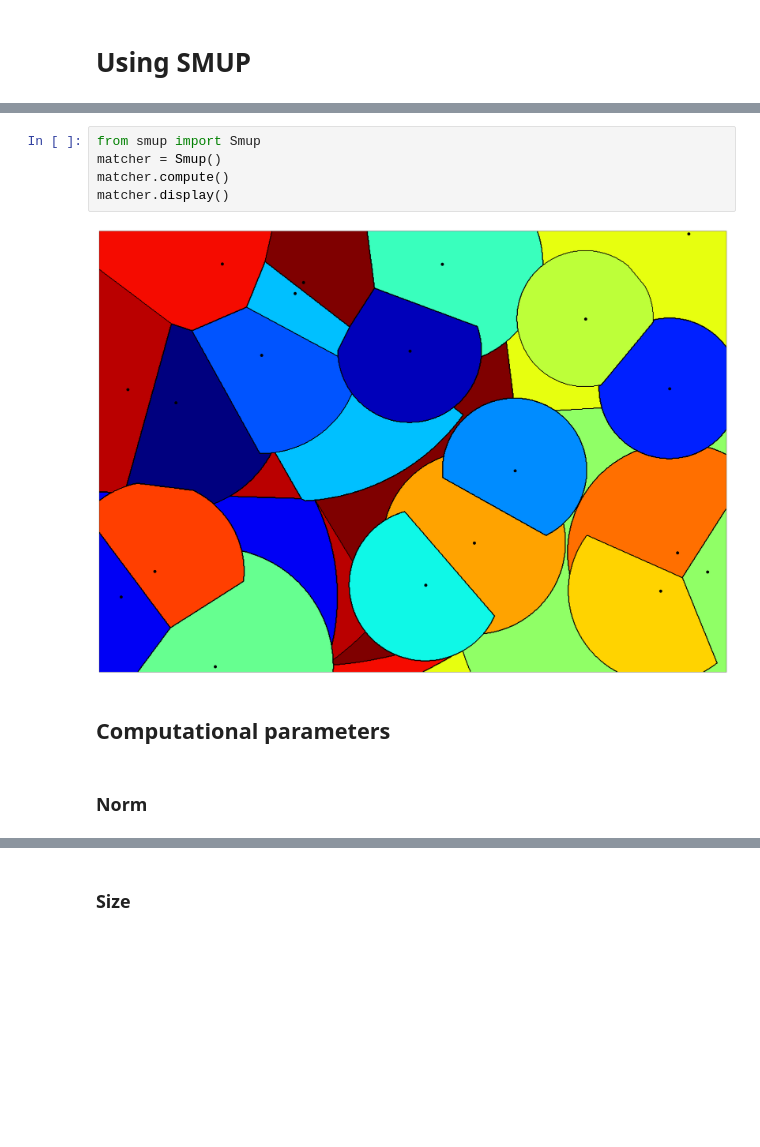
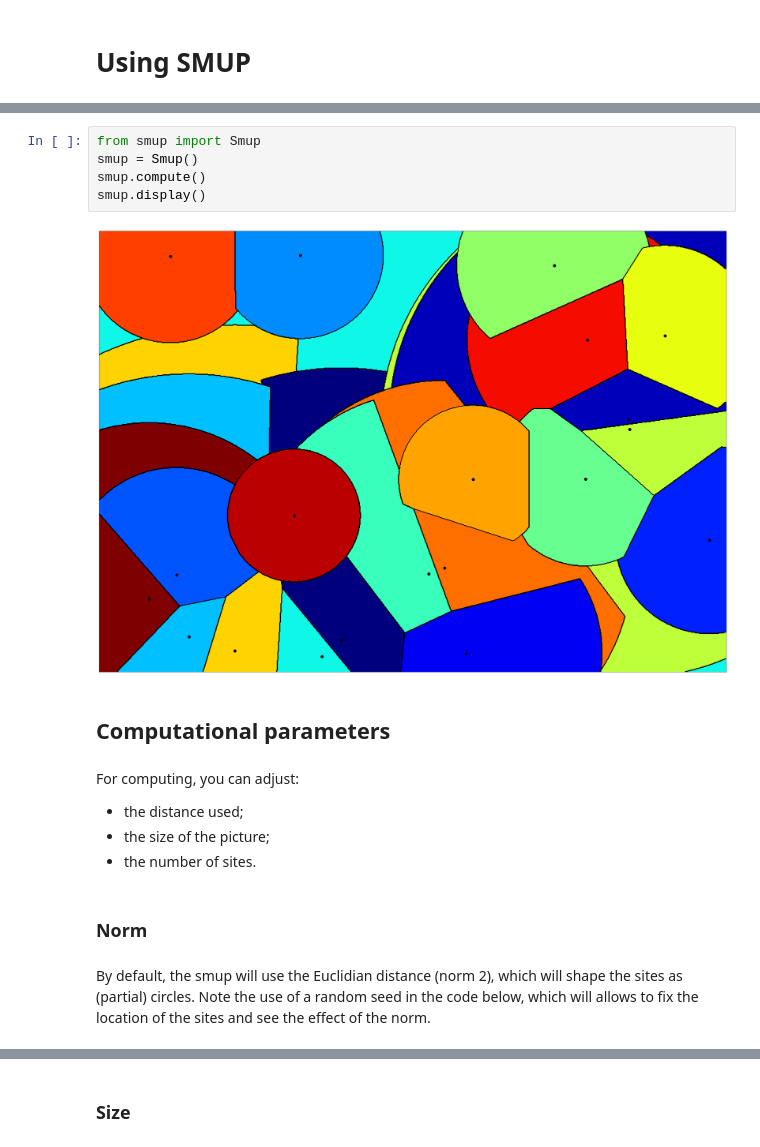
Before and after one commit to balouf/smup, a Jupyter notebook: docs/use.ipynb, the cells around one changed output, grey strips where cells are left out. Saved outputs shown, nothing was run; the diff lists cells and outputs as text; blank space fills up the shorter version.

```diff
--- a/docs/use.ipynb
+++ b/docs/use.ipynb
@@ -3,12 +9,19 @@
 # %%
 from smup import Smup
-matcher = Smup()
-matcher.compute()
-matcher.display()
+smup = Smup()
+smup.compute()
+smup.display()
 # %% [output]
-[figure, old version]
+[figure, new version]
 # %% [markdown]
 ## Computational parameters
+# %% [markdown]
+For computing, you can adjust:
+- the distance used;
+- the size of the picture;
+- the number of sites.
 # %% [markdown]
 ### Norm
+# %% [markdown]
+By default, the smup will use the Euclidian distance (norm 2), which will shape the sites as (partial) circles. Note the use of a random seed in the code below, which will allows to fix the location of the sites and see the effect of the norm.
 # %%
```
Also changed, not shown: parts of 22 cells of this notebook, 2 other files.
